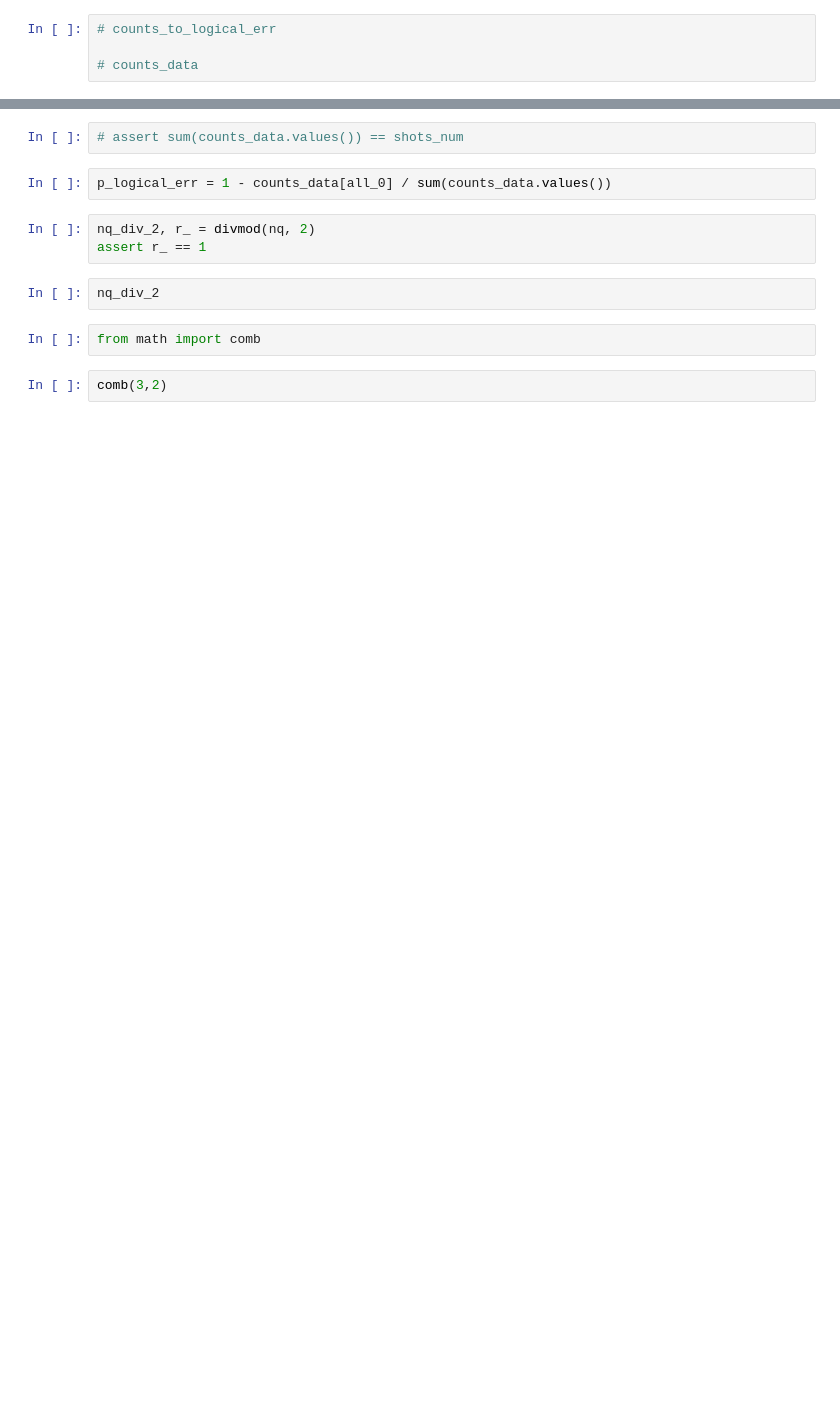
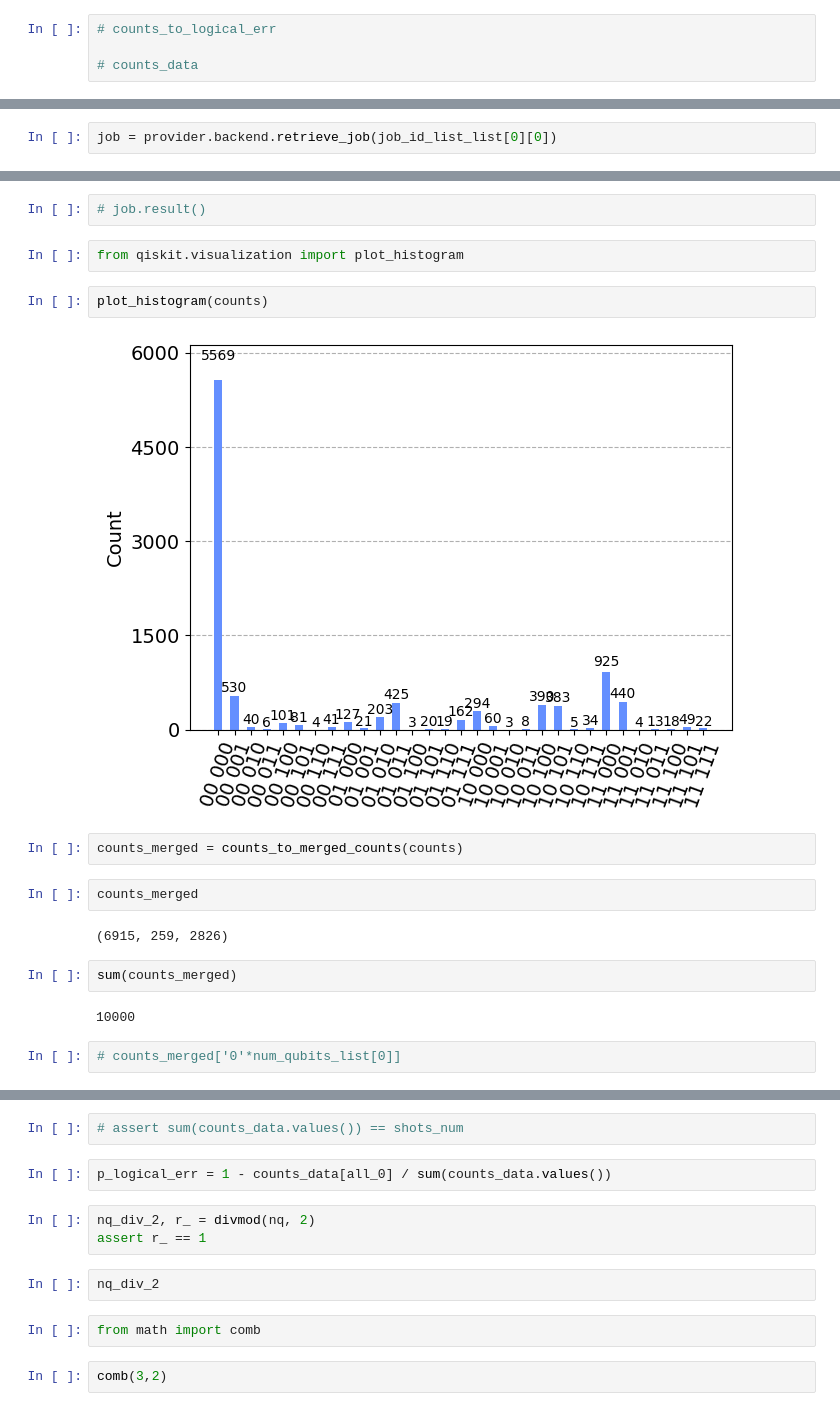
Before and after one commit to dyheo619/2023Q, a Jupyter notebook: repetition-code/noise-model/generalization/three-or-more-qubit-code.ipynb, the cells around one changed output, grey strips where cells are left out. Drawn from its saved outputs; the diff is of its cells as text; blank space fills up the shorter version.

```diff
--- a/repetition-code/noise-model/generalization/three-or-more-qubit-code.ipynb
+++ b/repetition-code/noise-model/generalization/three-or-more-qubit-code.ipynb
@@ -264,0 +246,2 @@ def counts_to_merged_counts(counts):
+# %%
+job = provider.backend.retrieve_job(job_id_list_list[0][0])
@@ -265 +277,21 @@ def counts_to_merged_counts(counts):
+# %%
+# job.result()
+# %%
+from qiskit.visualization import plot_histogram
+# %%
+plot_histogram(counts)
+# %% [output]
+[figure, added]
+# %%
+counts_merged = counts_to_merged_counts(counts)
+# %%
+counts_merged
+# %% [output]
+(6915, 259, 2826)
+# %%
+sum(counts_merged)
+# %% [output]
+10000
+# %%
+# counts_merged['0'*num_qubits_list[0]]
 # %%
```
Also changed, not shown: parts of 24 cells of this notebook, 1 other file.
